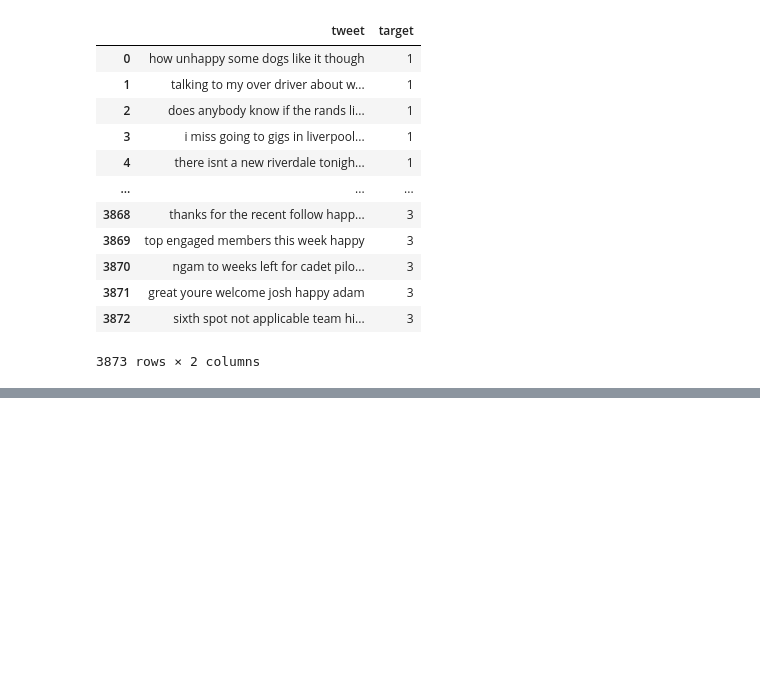
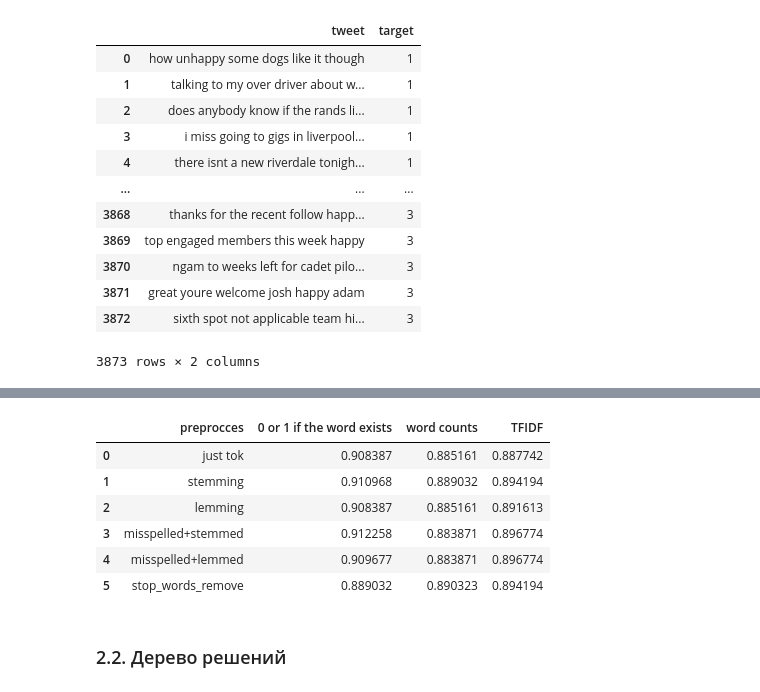
Before and after one commit to KolyaDavydov/DS_01_Twits, a Jupyter notebook: src/ds_01.ipynb, the cells around one changed output, grey strips where cells are left out. Drawn from its saved outputs; the diff is of its cells as text; code cells hidden in the pictures; blank space fills up the shorter version.

```diff
--- a/src/ds_01.ipynb
+++ b/src/ds_01.ipynb
@@ -105,0 +422,40 @@ df
+# %%
+%%time
+
+clf = LogisticRegression(C=10,
+                         class_weight='balanced',
+                         max_iter=5000,
+                         solver='saga',
+                         multi_class='multinomial',
+                         n_jobs=-1,
+                         random_state=21,
+                         penalty='l2',)
+
+# Создаем датафрейм кудла будем заносить метрики
+results_logreg = pd.DataFrame({'preprocces':[], '0 or 1 if the word exists': [], 'word counts':[], 'TFIDF':[]})
+
+# Заполняем табличку
+results_logreg.loc[len(results_logreg)] = make_classification('just tok', df, 'tokens', 'target', clf)
+print("1 из 6. Расчет точности без препроцессинга завершен")
+
+df['stemmed'] = stemming(df, 'tokens')
+results_logreg.loc[len(results_logreg)] = make_classification('stemming', df, 'stemmed', 'target', clf)
+print("2 из 6. Расчет точности после стемминга завершен")
+
+df['lemmed'] = lemming(df, 'tokens')
+results_logreg.loc[len(results_logreg)] = make_classification('lemming', df, 'lemmed', 'target', clf)
+print("3 из 6. Расчет точности после лематизации завершен")
+
+df['misspelled'] = misspelling(df, 'tokens')
+df['misspelled+stemmed'] = stemming(df, 'misspelled')
+results_logreg.loc[len(results_logreg)] = make_classification('misspelled+stemmed', df, 'misspelled+stemmed', 'target', clf)
+print("4 из 6. Расчет точности после исправления орфографических ошибок и стеминга завершен")
+
+df['misspelled'] = misspelling(df, 'tokens')
+df['misspelled+lemmed'] = lemming(df, 'misspelled')
+results_logreg.loc[len(results_logreg)] = make_classification('misspelled+lemmed', df, 'misspelled+lemmed', 'target', clf)
+print("5 из 6. Расчет точности после исправления орфографических ошибок и лематизации завершен")
+
+df['stop_words_removed'] = stop_words_remove(df, 'tokens')
+results_logreg.loc[len(results_logreg)] = make_classification('stop_words_remove', df, 'stop_words_removed', 'target', clf)
+print("6 из 6. Расчет точности после удаления стоп-слов завершен")
@@ -105,0 +471,12 @@ df
+# %%
+results_logreg
+# %% [output]
+|  | preprocces | 0 or 1 if the word exists | word counts | TFIDF |
+| 0 | just tok | 0.908387 | 0.885161 | 0.887742 |
+| 1 | stemming | 0.910968 | 0.889032 | 0.894194 |
+| 2 | lemming | 0.908387 | 0.885161 | 0.891613 |
+| 3 | misspelled+stemmed | 0.912258 | 0.883871 | 0.896774 |
+| 4 | misspelled+lemmed | 0.909677 | 0.883871 | 0.896774 |
+| 5 | stop_words_remove | 0.889032 | 0.890323 | 0.894194 |
+# %% [markdown]
+### 2.2. Дерево решений
```
Also changed, not shown: parts of 33 cells of this notebook.
